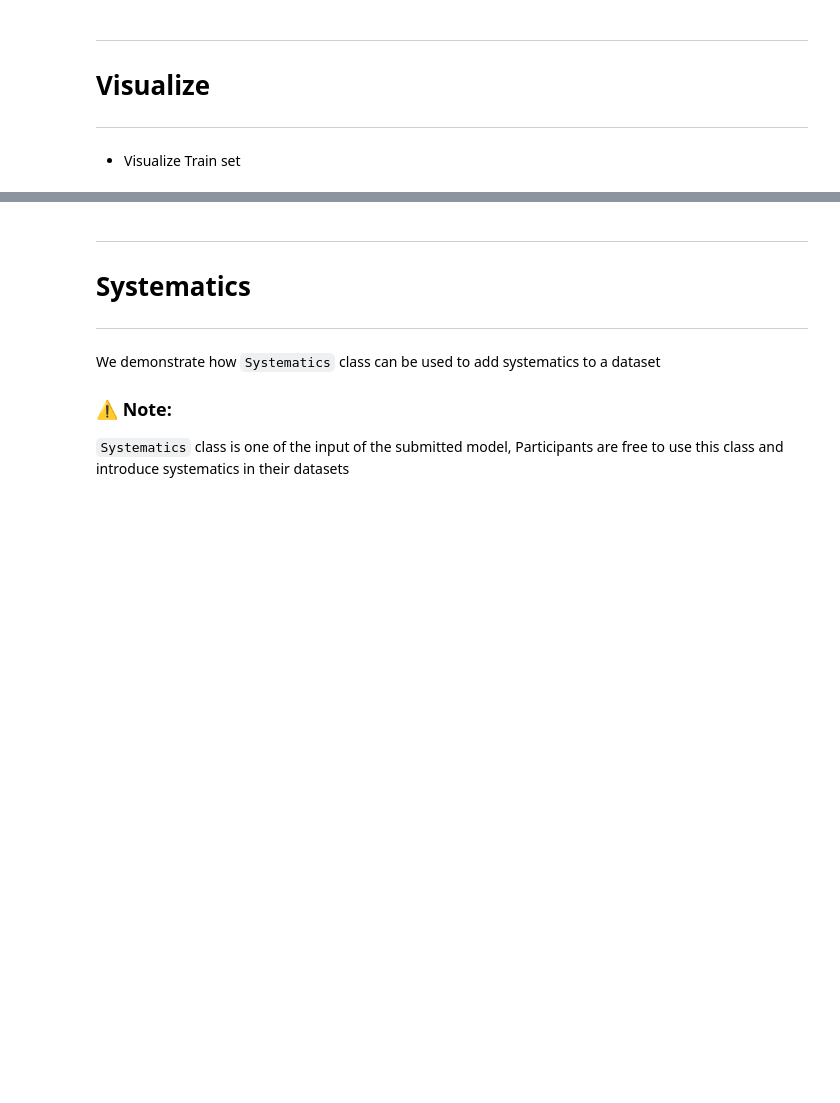
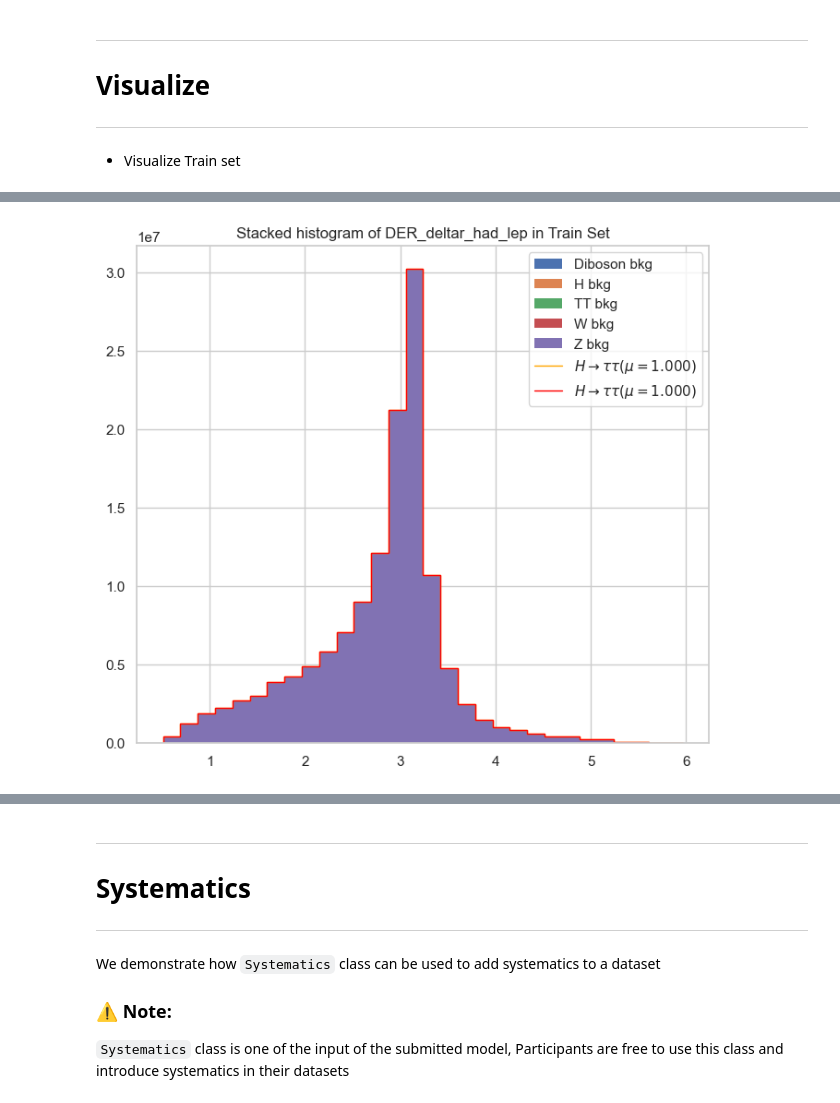
Before and after one commit to FAIR-Universe/HEP-Challenge, a Jupyter notebook: StartingKit_HiggsML_Uncertainty_Challenge.ipynb, the cells around one changed output, grey strips where cells are left out. Drawn from its saved outputs; the diff is of its cells as text; code cells hidden in the pictures; blank space fills up the shorter version.

```diff
--- a/StartingKit_HiggsML_Uncertainty_Challenge.ipynb
+++ b/StartingKit_HiggsML_Uncertainty_Challenge.ipynb
@@ -326,2 +320,6 @@ visualize.show_histogram()
+# %%
+train_visualize.stacked_histogram("DER_deltar_had_lep")
+# %% [output]
+[figure, added]
 # %%
 # Show data summary
```
Also changed, not shown: parts of 33 cells of this notebook, 3 other files.
